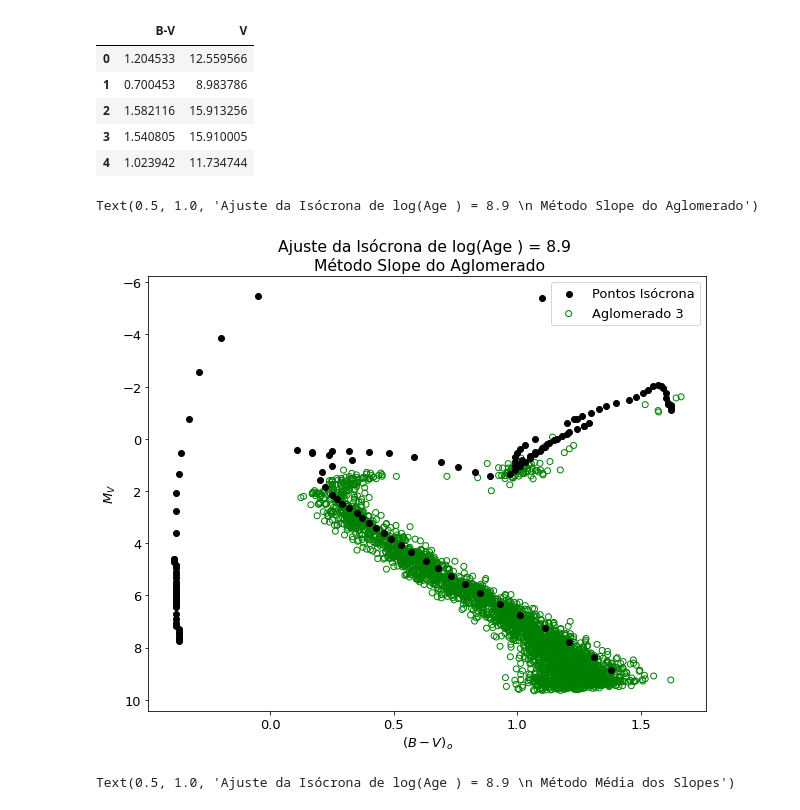
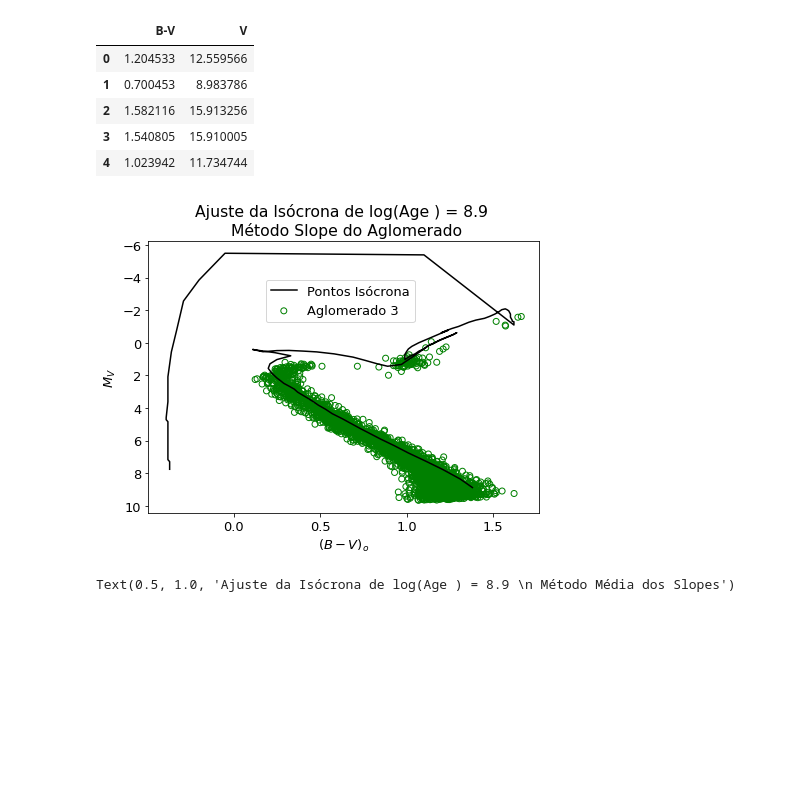
Before and after one commit to jppirest/mw_substructures, a Jupyter notebook: dados/Ag_Simulados/distancias.ipynb, the cells around one changed output. Drawn from its saved outputs; the diff is of its cells as text; code cells hidden in the pictures; blank space fills up the shorter version.

```diff
--- a/dados/Ag_Simulados/distancias.ipynb
+++ b/dados/Ag_Simulados/distancias.ipynb
@@ -332,26 +329,25 @@ iso3 = iso[iso['log(Age)']==8.9]
 # %%
 plt.rc('xtick', labelsize=13)
 plt.rc('ytick', labelsize=13)
 
 
 font = {'family' : 'sans-serif',
         'weight' : 'normal',
         'size'   : 13}
 
 plt.rc('font', **font)
 
-fig,ax = plt.subplots(figsize=(10,8)) #(figsize=(10,8))
+fig,ax = plt.subplots(figsize=(7,5)) #(figsize=(10,8))
 plt.gca().invert_yaxis()
-plt.scatter(iso3['(B-V)o'],iso3['Mv'], label = 'Pontos Isócrona', color = 'black', zorder = 10)
+plt.plot(iso3['(B-V)o'],iso3['Mv'], label = 'Pontos Isócrona', color = 'black', zorder = 10)
 plt.scatter(i3['B-V'] - 0.3,i3['V']-5*np.log10(d3/10)-3.1*0.3, label = 'Aglomerado 3', color = 'none', edgecolor = 'green')
-plt.legend(frameon=True)
+plt.legend(frameon=True, loc = [0.3, 0.7])
 plt.xlabel(r"$(B-V)_o$")
 plt.ylabel(r"$M_V$")
 plt.title('Ajuste da Isócrona de log(Age ) = 8.9 \n Método Slope do Aglomerado')
-#plt.savefig('./Imagens_Relat/ag3iso.png', dpi = 1000, format = 'png')
+plt.savefig('./Imagens_Relat/ag3iso.png', dpi = 300, format = 'png')
 # %% [output]
-Text(0.5, 1.0, 'Ajuste da Isócrona de log(Age ) = 8.9 \n Método Slope do Aglomerado')
-[figure, old version]
+[figure, new version]
 # %%
 plt.rc('xtick', labelsize=13)
 plt.rc('ytick', labelsize=13)
```
Also changed, not shown: parts of 3 cells of this notebook, 13 other files.
